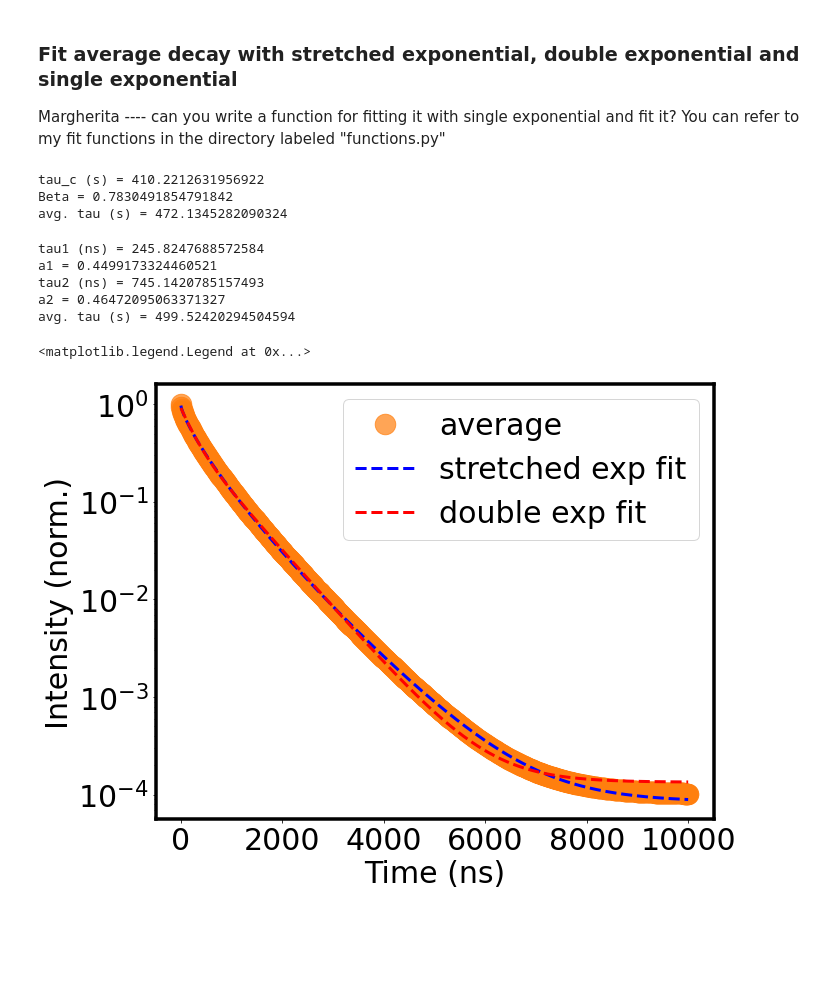
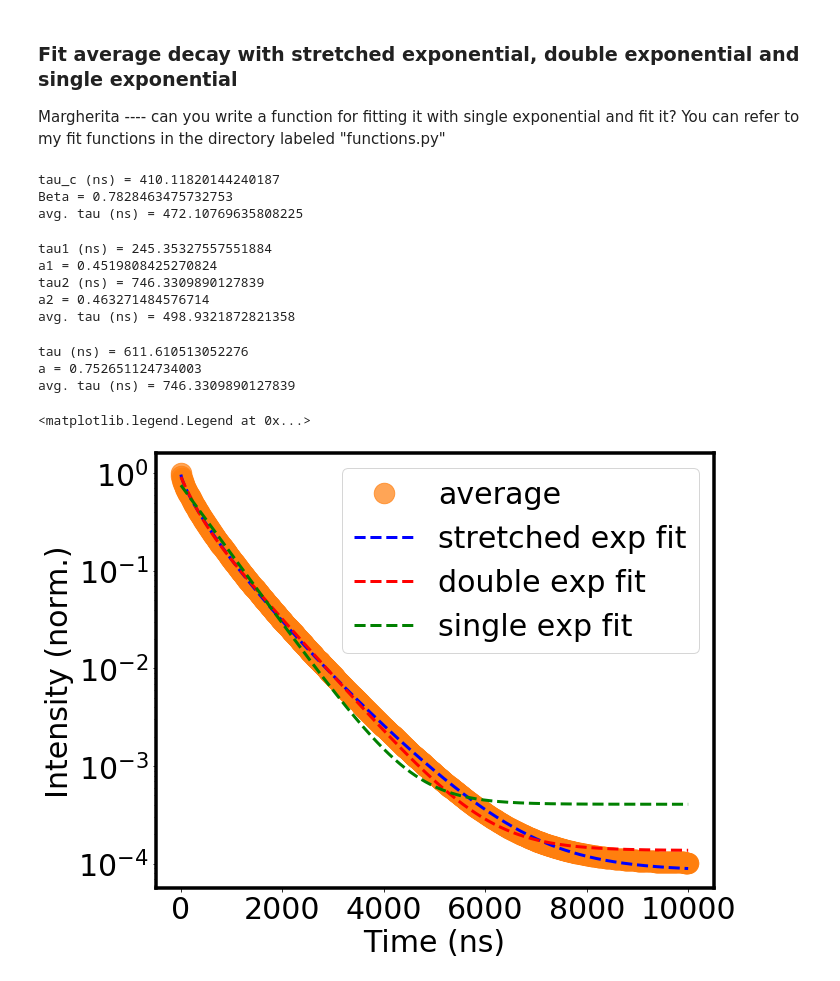
Before and after one commit to mtaddei94/TimeResolvedPL, a Jupyter notebook: TRPL_sim.ipynb, the cells around one changed output. Saved outputs shown, nothing was run; the diff lists cells and outputs as text; code cells hidden in the pictures; blank space fills up the shorter version.

Commit message:
added single exp fit

```diff
--- a/TRPL_sim.ipynb
+++ b/TRPL_sim.ipynb
@@ -57,36 +57,46 @@ plt.legend()
 Margherita ---- can you write a function for fitting it with single exponential and fit it? You can refer to my fit functions in the directory labeled "functions.py"
 # %%
 stretched_exp = stretch_exp_fit(I_avg/np.max(I_avg), t)
-print("tau_c (s) = "+str(stretched_exp[0]*1e9))
+print("tau_c (ns) = "+str(stretched_exp[0]*1e9))
 print("Beta = "+str(stretched_exp[1]))
-print("avg. tau (s) = "+str(stretched_exp[3]*1e9))
+print("avg. tau (ns) = "+str(stretched_exp[3]*1e9))
 # %% [output]
-tau_c (s) = 410.2212631956922
-Beta = 0.7830491854791842
-avg. tau (s) = 472.1345282090324
+tau_c (ns) = 410.11820144240187
+Beta = 0.7828463475732753
+avg. tau (ns) = 472.10769635808225
 # %%
 double_exp = double_exp_fit(I_avg/np.max(I_avg), t)
 print("tau1 (ns) = "+str(double_exp[0]*1e9))
 print("a1 = "+str(double_exp[1]))
 print("tau2 (ns) = "+str(double_exp[2]*1e9))
 print("a2 = "+str(double_exp[3]))
-print("avg. tau (s) = "+str(double_exp[4]*1e9))
+print("avg. tau (ns) = "+str(double_exp[4]*1e9))
 # %% [output]
-tau1 (ns) = 245.8247688572584
-a1 = 0.4499173324460521
-tau2 (ns) = 745.1420785157493
-a2 = 0.46472095063371327
-avg. tau (s) = 499.52420294504594
+tau1 (ns) = 245.35327557551884
+a1 = 0.4519808425270824
+tau2 (ns) = 746.3309890127839
+a2 = 0.463271484576714
+avg. tau (ns) = 498.9321872821358
+# %%
+single_exp = single_exp_fit(I_avg/np.max(I_avg), t)
+print("tau (ns) = "+str(single_exp[0]*1e9))
+print("a = "+str(single_exp[1]))
+print("avg. tau (ns) = "+str(double_exp[2]*1e9))
+# %% [output]
+tau (ns) = 611.610513052276
+a = 0.752651124734003
+avg. tau (ns) = 746.3309890127839
 # %%
 # plot
 plt.figure(figsize=(10,8))
 plt.plot(t*1e9, I_avg/np.max(I_avg),'C1o', alpha=0.7,label="average")
 plt.plot(t*1e9, stretched_exp[4], 'b--', lw = 3, label="stretched exp fit")
 plt.plot(t*1e9, double_exp[5], 'r--', lw = 3, label="double exp fit")
+plt.plot(t*1e9, single_exp[3], 'g--', lw = 3, label="single exp fit")
 plt.yscale('log')
 plt.xlabel("Time (ns)", fontsize=30)
 plt.ylabel("Intensity (norm.)", fontsize=30)
 plt.legend()
 # %% [output]
 <matplotlib.legend.Legend at 0x...>
-[figure, old version]
+[figure, new version]
```
Also changed, not shown: parts of 2 cells of this notebook.
